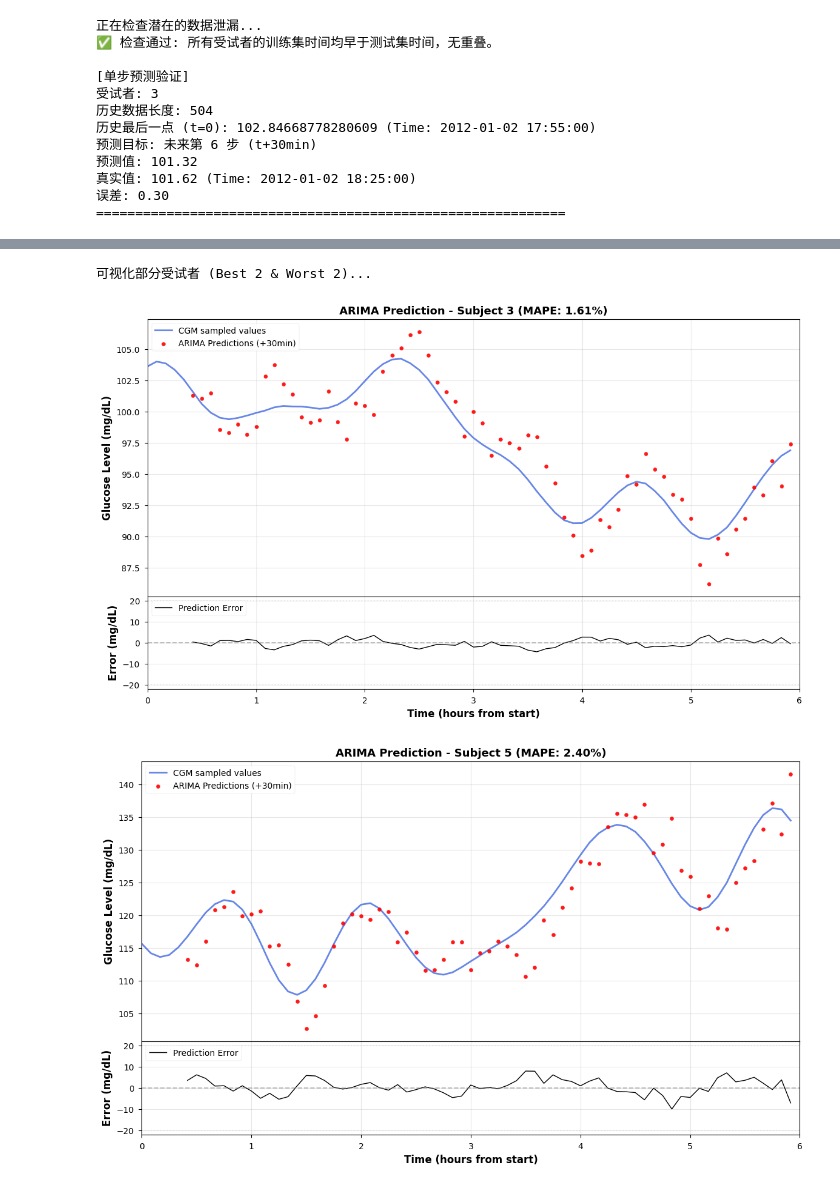
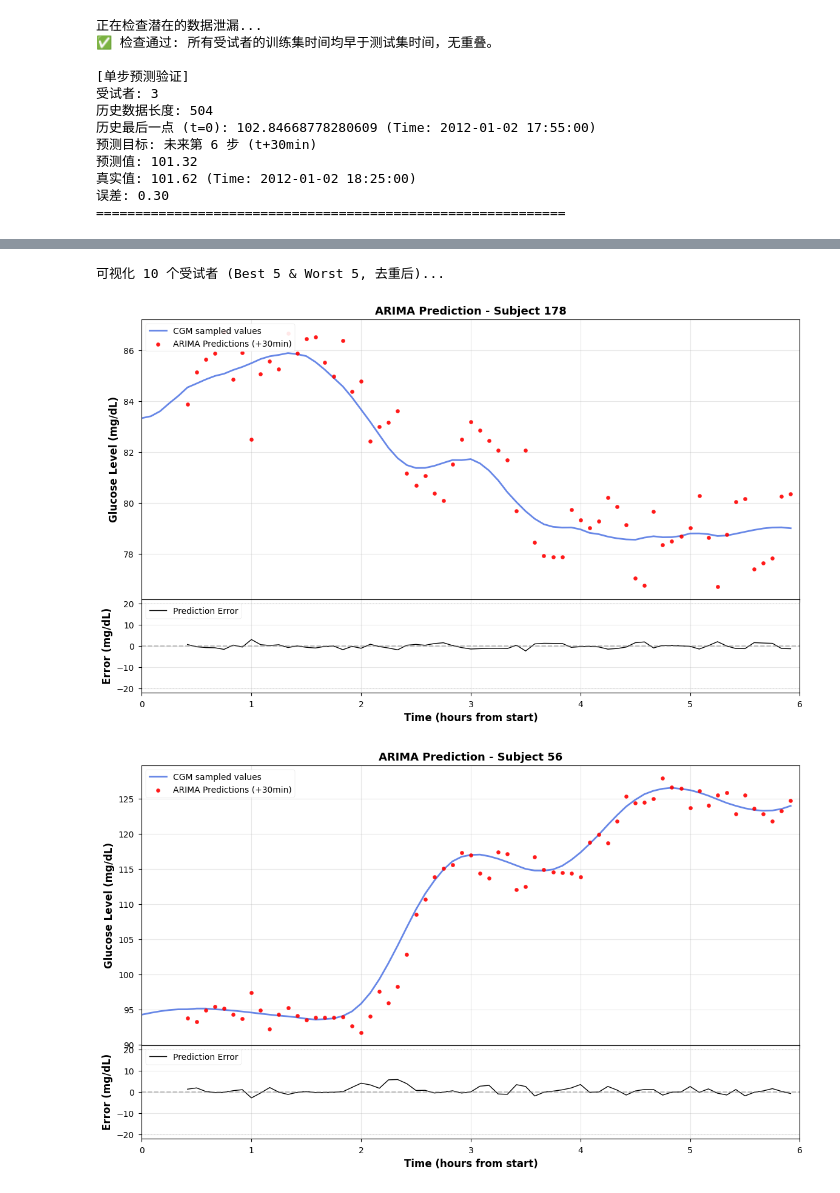
Before and after one commit to Jungle2003/GlucosePrediction, a Jupyter notebook: src/Prediction/ARIMA/arima_prediction.ipynb, the cells around one changed output, grey strips where cells are left out. Drawn from its saved outputs; the diff is of its cells as text; code cells hidden in the pictures.

```diff
--- a/src/Prediction/ARIMA/arima_prediction.ipynb
+++ b/src/Prediction/ARIMA/arima_prediction.ipynb
@@ -423,12 +405,25 @@ RMSPE: 2.5426%
 ============================================================
 # %%
-# 可视化：挑选最好和最差的受试者
+# 可视化：挑选最好和最差的受试者（去重）
 subject_results.sort(key=lambda x: x['mape'])
-best_subjects = subject_results[:2] # 前2名
-worst_subjects = subject_results[-2:] # 后2名
-viz_subjects = best_subjects + worst_subjects
 
-print("可视化部分受试者 (Best 2 & Worst 2)...")
+n_show = min(5, len(subject_results))  # 每端最多展示5个
+best_subjects = subject_results[:n_show]
+worst_subjects = subject_results[-n_show:]
+
+# 去重：如果受试者总数不足4个，best和worst会重叠
+seen_ids = set()
+viz_subjects = []
+for s in best_subjects:
+    if s['id'] not in seen_ids:
+        viz_subjects.append(s)
+        seen_ids.add(s['id'])
+for s in worst_subjects:
+    if s['id'] not in seen_ids:
+        viz_subjects.append(s)
+        seen_ids.add(s['id'])
+
+print(f"可视化 {len(viz_subjects)} 个受试者 (Best {n_show} & Worst {n_show}, 去重后)...")
 
 for stat in viz_subjects:
     subject_id = stat['id']
@@ -454,34 +449,37 @@ for stat in viz_subjects:
         2, 1,
         figsize=(14, 8),
         sharex=True,
         gridspec_kw={'height_ratios': [3, 1], 'hspace': 0}
     )
 
+    # 判断排名
+    rank = subject_results.index(stat) + 1
+
     # 绘制完整真实值
     ax1.plot(full_hours, subject_data['gl'].values, label='CGM sampled values', color='royalblue', linewidth=2, alpha=0.8)
     # 绘制预测点
     ax1.scatter(pred_hours, y_pred_subj, label=f'ARIMA Predictions (+{PREDICTION_HORIZON*5}min)', color='red', s=20, alpha=0.9, zorder=5)
 
     ax1.set_ylabel('Glucose Level (mg/dL)', fontweight='bold')
-    ax1.set_title(f'ARIMA Prediction - Subject {subject_id} (MAPE: {stat["mape"]:.2f}%)', fontweight='bold')
+    ax1.set_title(f'ARIMA Prediction - Subject {subject_id}', fontweight='bold')
     ax1.legend(loc='upper left', frameon=True, framealpha=0.9)
     ax1.grid(True, alpha=0.3)
 
     ax2.plot(pred_hours, error, label='Prediction Error', color='black', linewidth=1)
     ax2.axhline(y=0, color='gray', linestyle='--', alpha=0.5)
     ax2.axhline(y=20, color='lightgray', linestyle=':', alpha=0.5)
     ax2.axhline(y=-20, color='lightgray', linestyle=':', alpha=0.5)
     ax2.set_ylabel('Error (mg/dL)', fontweight='bold')
     ax2.set_xlabel('Time (hours from start)', fontweight='bold')
     ax2.legend(loc='upper left', frameon=True, framealpha=0.9)
     ax2.grid(True, alpha=0.3)
 
     ax2.xaxis.set_major_locator(plt.MultipleLocator(1))
     ax2.xaxis.set_major_formatter(plt.FuncFormatter(lambda x, pos: f'{x:.0f}'))
     ax2.set_xlim(0, 6)
 
     plt.show()
 # %% [output]
-可视化部分受试者 (Best 2 & Worst 2)...
+可视化 10 个受试者 (Best 5 & Worst 5, 去重后)...
-[figure, old version]
+[figure, new version]
-[figure, old version]
+[figure, new version]
```
Also changed, not shown: parts of 5 cells of this notebook, 11 other files.
